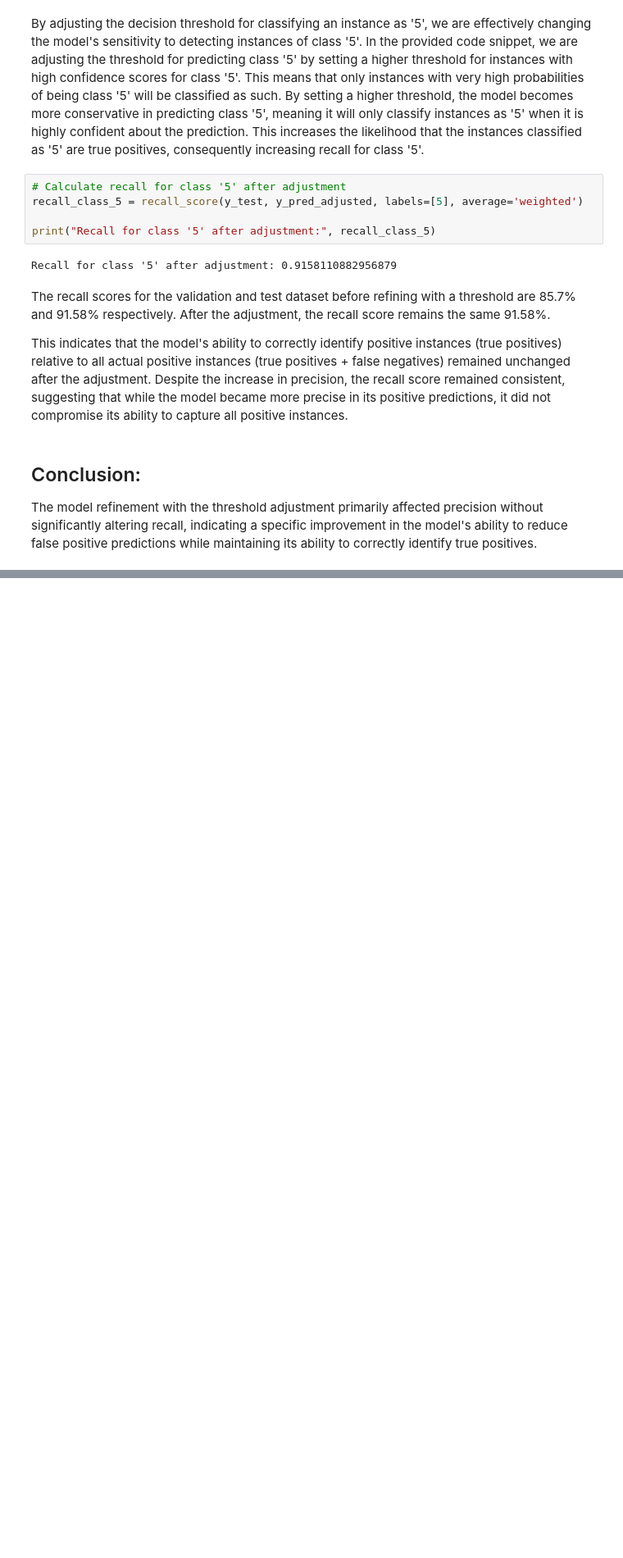
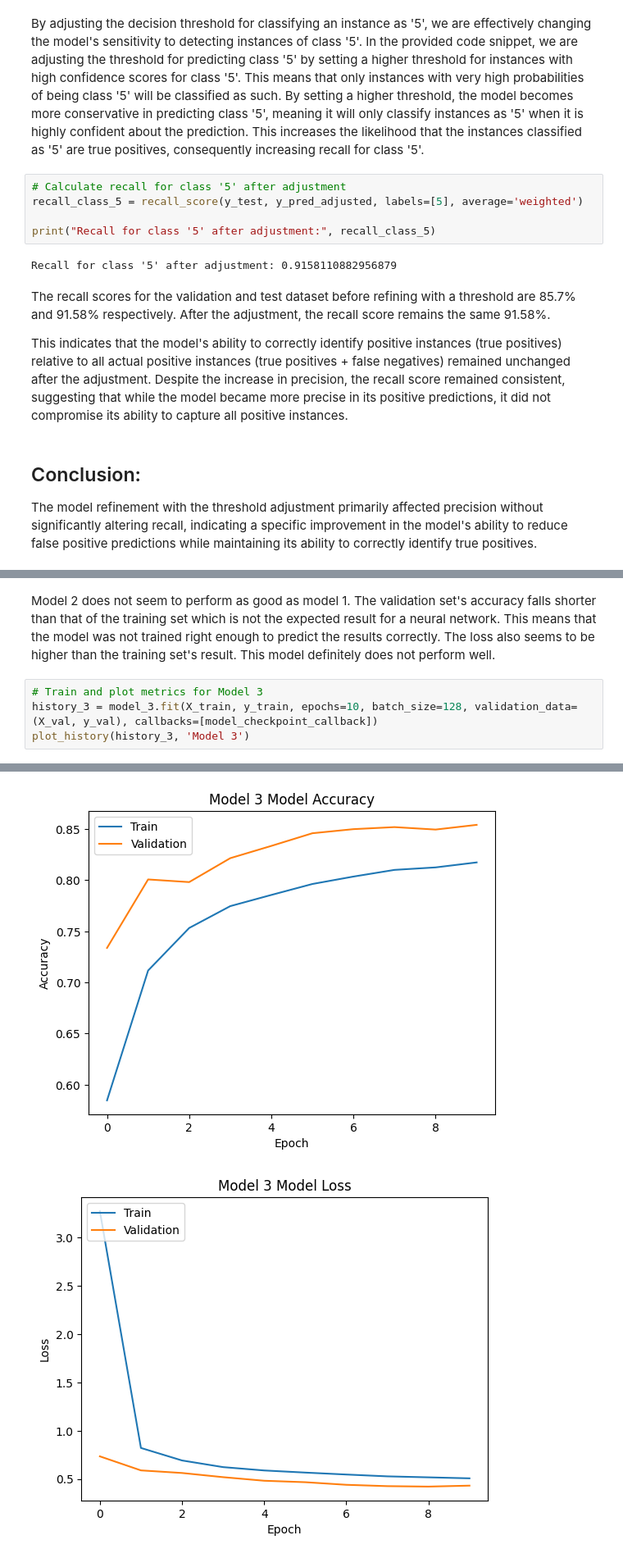
Before and after one commit to praiselydia/CSCN8010-labs, a Jupyter notebook: lab8_notebook.ipynb, the cells around one changed output, grey strips where cells are left out. Shown at 82% size. Drawn from its saved outputs; the diff is of its cells as text; blank space fills up the shorter version.

```diff
--- a/lab8_notebook.ipynb
+++ b/lab8_notebook.ipynb
@@ -265,0 +406,7 @@ The model refinement with the threshold adjustment primarily affected precision
+# %% [markdown]
+Model 2 does not seem to perform as good as model 1. The validation set's accuracy falls shorter than that of the training set which is not the expected result for a neural network. This means that the model was not trained right enough to predict the results correctly. The loss also seems to be higher than the training set's result. This model definitely does not perform well.
+# %%
+# Train and plot metrics for Model 3
+history_3 = model_3.fit(X_train, y_train, epochs=10, batch_size=128, validation_data=(X_val, y_val), callbacks=[model_checkpoint_callback])
+plot_history(history_3, 'Model 3')
+# %% [output]
@@ -265,0 +433,2 @@ The model refinement with the threshold adjustment primarily affected precision
+[figure, added]
+[figure, added]
```
Also changed, not shown: parts of 36 cells of this notebook, 1 other file.
